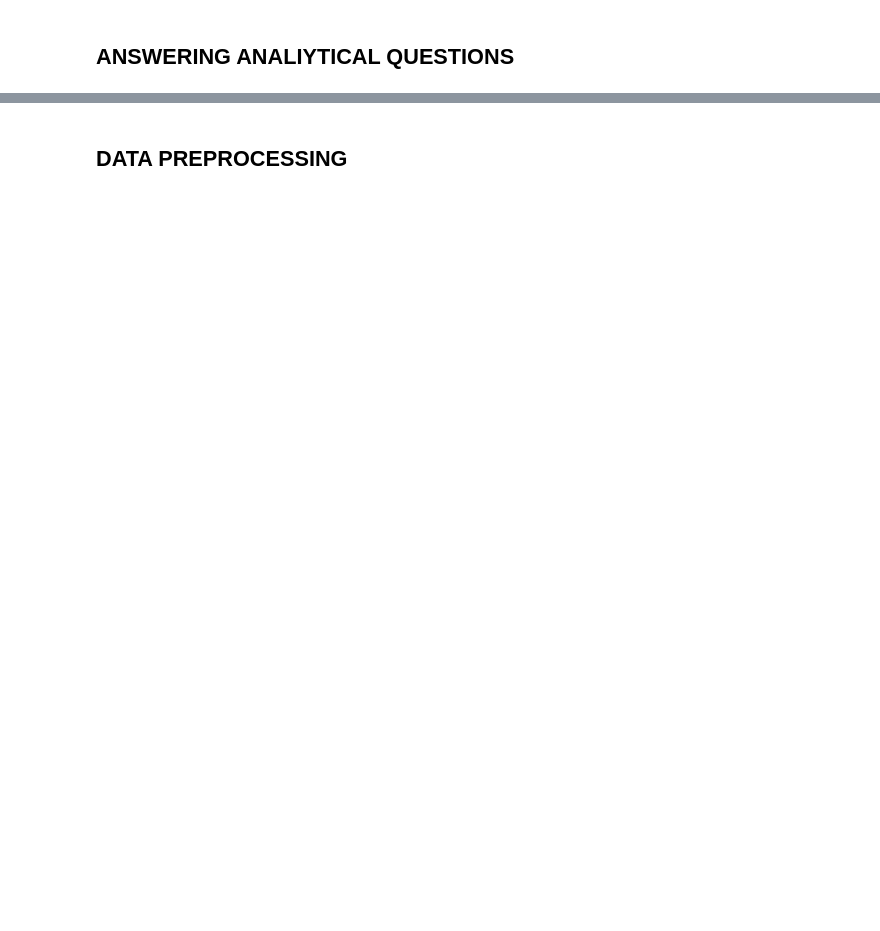
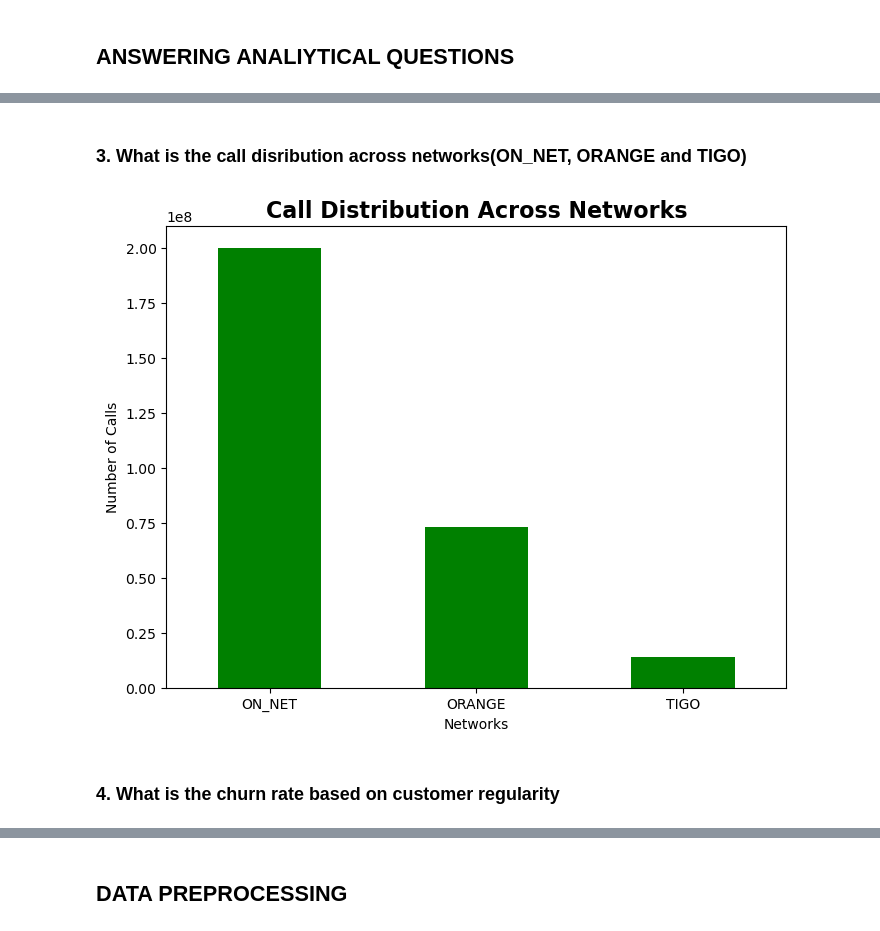
Before and after one commit to elishastanley/Customer-Churn-Prediction-Challenge-For-Azubian, a Jupyter notebook: Notebook/churn.ipynb, the cells around one changed output, grey strips where cells are left out. Cells and saved outputs as stored; diff of their text form; code cells hidden in the pictures; blank space fills up the shorter version.

```diff
--- a/Notebook/churn.ipynb
+++ b/Notebook/churn.ipynb
@@ -384,0 +498,17 @@ summary_statistics
+# %% [markdown]
+### 3. What is the call disribution across networks(ON_NET, ORANGE and TIGO)
+# %%
+call_columns = ['ON_NET', 'ORANGE', 'TIGO']
+call_distribution = train[call_columns].sum()
+
+plt.figure(figsize=(8, 6))
+call_distribution.plot(kind='bar', color='green')
+plt.title('Call Distribution Across Networks', fontsize=16, weight='bold')
+plt.xlabel('Networks')
+plt.ylabel('Number of Calls')
+plt.xticks(rotation=0)
+plt.show()
+# %% [output]
+[figure, added]
+# %% [markdown]
+### 4. What is the churn rate based on customer regularity
```
Also changed, not shown: parts of 35 cells of this notebook, 4 other files.
